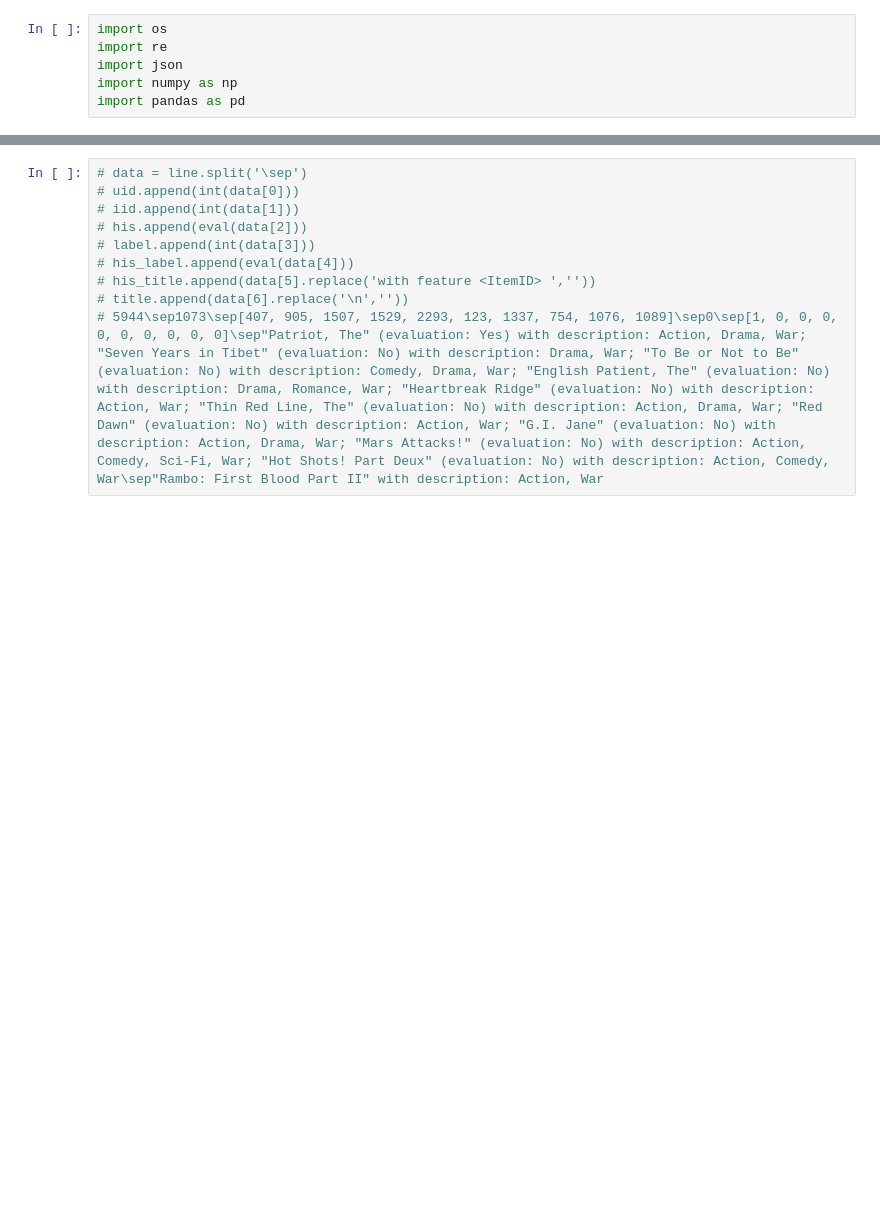
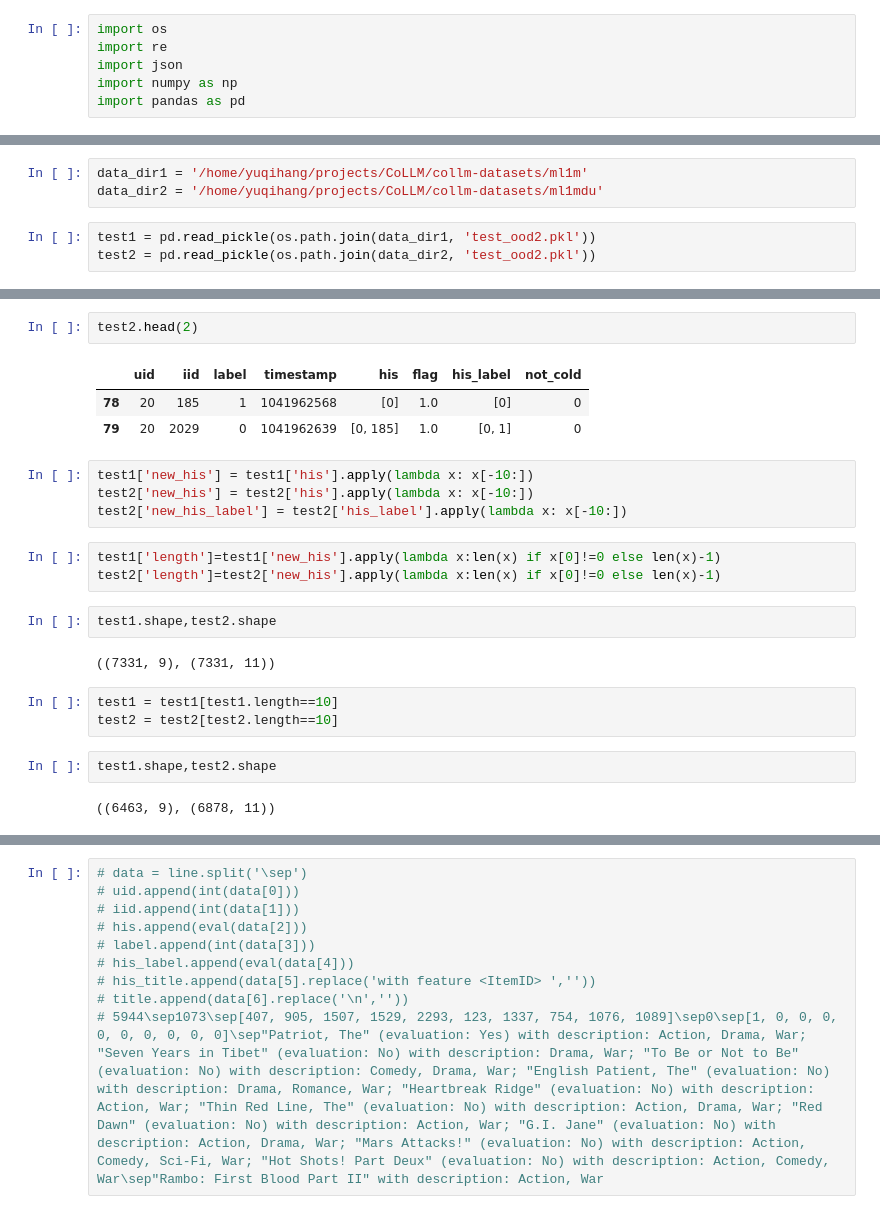
Before and after one commit to Yu-Qi-hang/ThinkRec, a Jupyter notebook: dataset/tools/getreflection.ipynb, the cells around one changed output, grey strips where cells are left out. Drawn from its saved outputs; the diff is of its cells as text; blank space fills up the shorter version.

```diff
--- a/dataset/tools/getreflection.ipynb
+++ b/dataset/tools/getreflection.ipynb
@@ -90,0 +9,6 @@ txt = convert_title_list_v4(turnid2txt(train.new_his[0]),train.new_his_label[0])
+# %%
+data_dir1 = '/home/yuqihang/projects/CoLLM/collm-datasets/ml1m'
+data_dir2 = '/home/yuqihang/projects/CoLLM/collm-datasets/ml1mdu'
+# %%
+test1 = pd.read_pickle(os.path.join(data_dir1, 'test_ood2.pkl'))
+test2 = pd.read_pickle(os.path.join(data_dir2, 'test_ood2.pkl'))
@@ -90,0 +23,24 @@ txt = convert_title_list_v4(turnid2txt(train.new_his[0]),train.new_his_label[0])
+# %%
+test2.head(2)
+# %% [output]
+|  | uid | iid | label | timestamp | his | flag | his_label | not_cold |
+| 78 | 20 | 185 | 1 | 1041962568 | [0] | 1.0 | [0] | 0 |
+| 79 | 20 | 2029 | 0 | 1041962639 | [0, 185] | 1.0 | [0, 1] | 0 |
+# %%
+test1['new_his'] = test1['his'].apply(lambda x: x[-10:])
+test2['new_his'] = test2['his'].apply(lambda x: x[-10:])
+test2['new_his_label'] = test2['his_label'].apply(lambda x: x[-10:])
+# %%
+test1['length']=test1['new_his'].apply(lambda x:len(x) if x[0]!=0 else len(x)-1)
+test2['length']=test2['new_his'].apply(lambda x:len(x) if x[0]!=0 else len(x)-1)
+# %%
+test1.shape,test2.shape
+# %% [output]
+((7331, 9), (7331, 11))
+# %%
+test1 = test1[test1.length==10]
+test2 = test2[test2.length==10]
+# %%
+test1.shape,test2.shape
+# %% [output]
+((6463, 9), (6878, 11))
```
Also changed, not shown: parts of 52 cells of this notebook, 20 other files.
